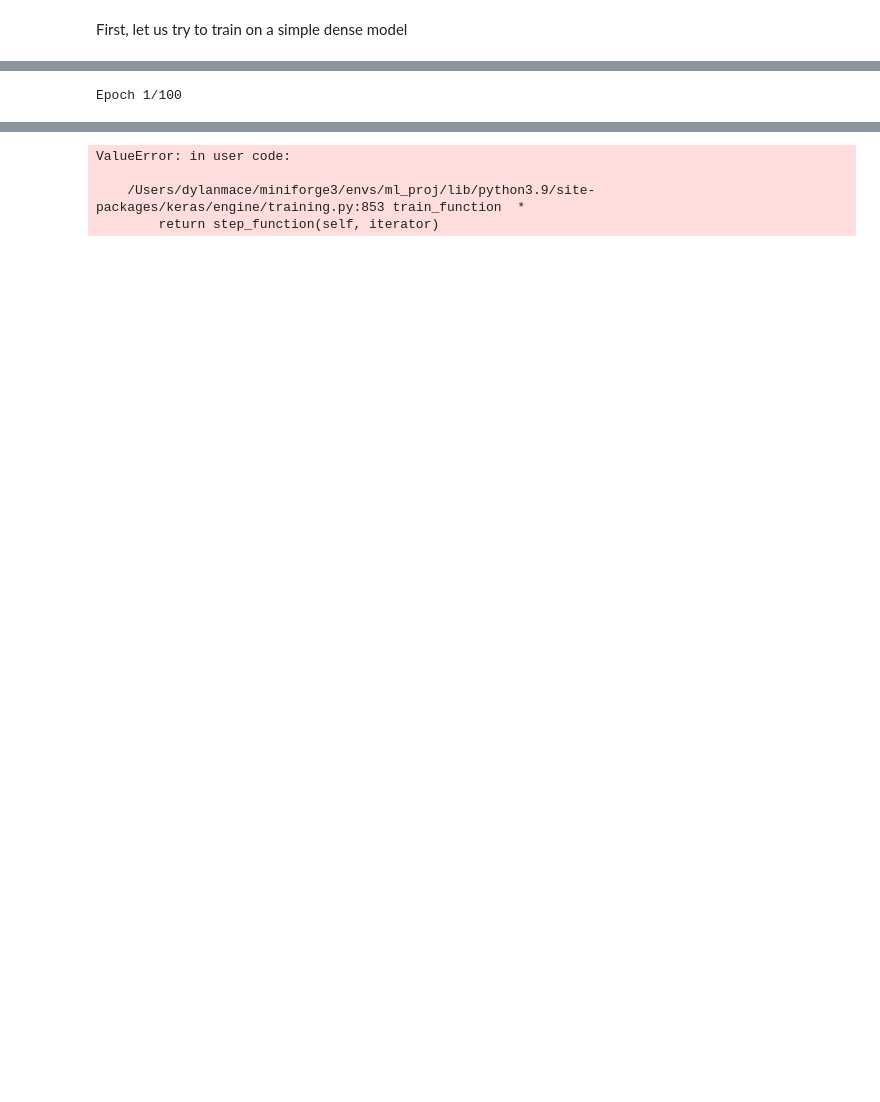
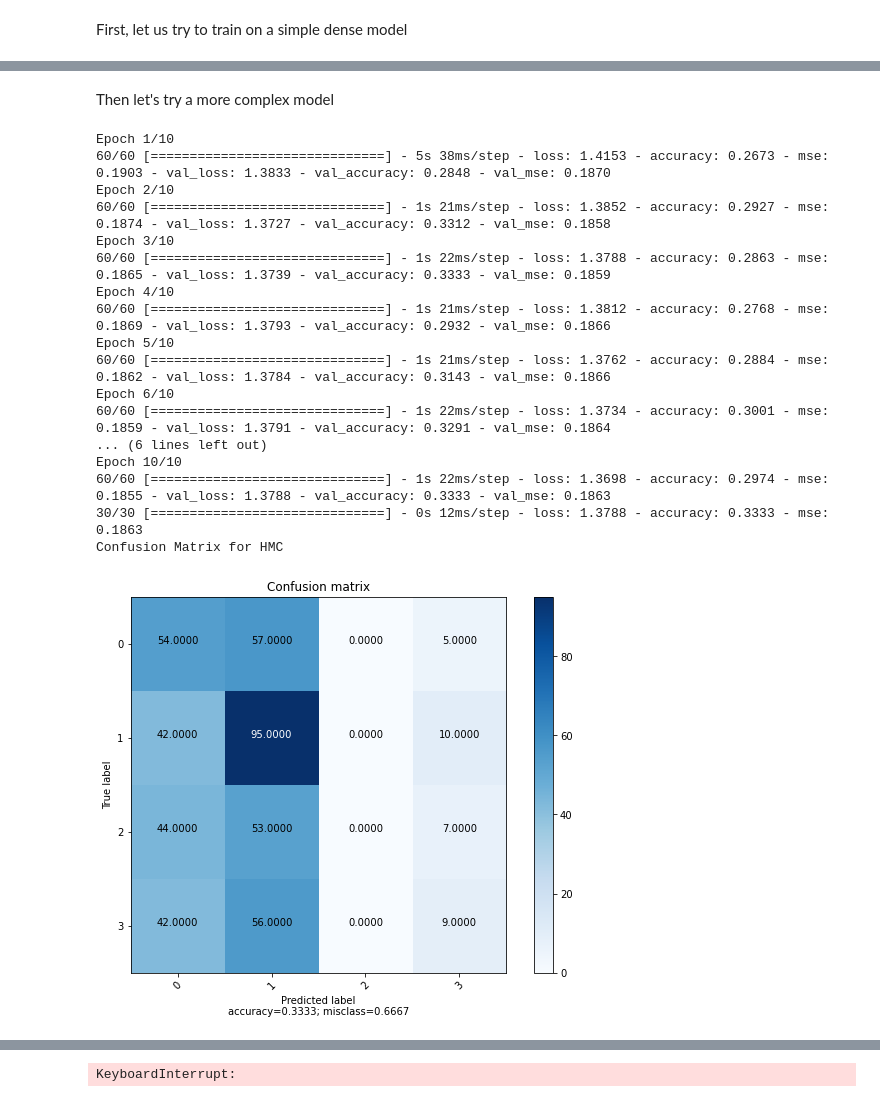
Before and after one commit to dmace2/analyzing-financial-methods, a Jupyter notebook: Supervised/deepLearning.ipynb, the cells around one changed output, grey strips where cells are left out. Saved outputs shown, nothing was run; the diff lists cells and outputs as text; code cells hidden in the pictures; blank space fills up the shorter version.

```diff
--- a/Supervised/deepLearning.ipynb
+++ b/Supervised/deepLearning.ipynb
@@ -41,9 +118,10 @@ from tensorflow.keras.layers import *
 # %%
-def create_model():
+def create_model(shape):
     model = Sequential()
-    model.add(Dense(64, activation='relu', input_dim=100))
-    model.add(Dense(10, activation='softmax'))
-    model.compile(optimizer='rmsprop',
-                  loss='categorical_crossentropy',
-                  metrics=['accuracy'])
+    model.add(Dense(128, activation='relu', input_dim=14))
+    model.add(Dropout(0.2))
+    model.add(Dense(128, activation='relu'))
+    model.add(Dense(64, activation='relu'))
+    model.add(Dense(4, activation='softmax'))
+    model.compile(optimizer='sparse_categorical_crossentropy')
     return model
@@ -49,0 +189,2 @@ def create_model():
+# %% [markdown]
+Then let's try a more complex model
@@ -50,25 +226,59 @@ def create_model():
 # %%
 from sklearn.model_selection import train_test_split
+from tensorflow.math import confusion_matrix
 from sklearn.metrics import classification_report
-from sklearn.metrics import plot_confusion_matrix
+from sklearn.preprocessing import OneHotEncoder
 
-for ticker in tickers:
+os.environ['TF_CPP_MIN_LOG_LEVEL'] = '3'
+import logging
+import warnings
+warnings.filterwarnings('always')  # "error", "ignore", "always", "default", "module" or "once"
+
+
+random_tickers_to_train_on = np.random.choice(tickers, size=5, replace=False)
+
+
+for ticker in random_tickers_to_train_on:
     data = pd.read_csv(f'./data_with_labels/{ticker}_with_labels.csv')
     features, labels = data.drop(['policy', 'Date'], axis=1), data['policy']
 
+    enc = OneHotEncoder(handle_unknown='ignore')
+
+    features, labels = lstm_data_transform(features, labels)
+
     X_train, X_test, y_train, y_test = train_test_split(features, labels, test_size=0.2, shuffle=True)
+    enc_ytrain_labels = enc.fit_transform(y_train.reshape(-1, 1)).toarray()
+    enc_ytest_labels = enc.transform(y_test.reshape(-1, 1)).toarray()
 
-    model = create_model(shape = X_train.shape)
-    model.fit(X_train, y_train, epochs=100, batch_size=32)
 
-    y_pred = model.predict(X_test)
+    model = create_model_LSTM(shape = X_train.shape)
+    model.fit(X_train, enc_ytrain_labels, epochs=10, batch_size=32, verbose=1, validation_data=(X_test, enc_ytest_labels))
 
-    # this confusion matrix sucks, even on own training data
 
-    plot_confusion_matrix(model, X_test, y_test)
-    plt.title(f'Confusion matrix for {ticker}')
-    plt.show()
+    loss, accuracy, mse = model.evaluate(X_test, enc_ytest_labels, batch_size=16, verbose=1)
 
-    print(classification_report(y_test, y_pred))
+    y_pred = np.argmax(model.predict(X_test), axis=1)
+    print(f"Confusion Matrix for {ticker}")
+
+    cm = confusion_matrix(y_test, y_pred)
+    plot_confusion_matrix(cm, np.arange(4))
+    print(classification_report(y_test, y_pred, zero_division=0))
 # %% [output]
-Epoch 1/100
+Epoch 1/10
+60/60 [==============================] - 5s 38ms/step - loss: 1.4153 - accuracy: 0.2673 - mse: 0.1903 - val_loss: 1.3833 - val_accuracy: 0.2848 - val_mse: 0.1870
+Epoch 2/10
+60/60 [==============================] - 1s 21ms/step - loss: 1.3852 - accuracy: 0.2927 - mse: 0.1874 - val_loss: 1.3727 - val_accuracy: 0.3312 - val_mse: 0.1858
+Epoch 3/10
+60/60 [==============================] - 1s 22ms/step - loss: 1.3788 - accuracy: 0.2863 - mse: 0.1865 - val_loss: 1.3739 - val_accuracy: 0.3333 - val_mse: 0.1859
+Epoch 4/10
+60/60 [==============================] - 1s 21ms/step - loss: 1.3812 - accuracy: 0.2768 - mse: 0.1869 - val_loss: 1.3793 - val_accuracy: 0.2932 - val_mse: 0.1866
+Epoch 5/10
+60/60 [==============================] - 1s 21ms/step - loss: 1.3762 - accuracy: 0.2884 - mse: 0.1862 - val_loss: 1.3784 - val_accuracy: 0.3143 - val_mse: 0.1866
+Epoch 6/10
+60/60 [==============================] - 1s 22ms/step - loss: 1.3734 - accuracy: 0.3001 - mse: 0.1859 - val_loss: 1.3791 - val_accuracy: 0.3291 - val_mse: 0.1864
+... (6 lines left out)
+Epoch 10/10
+60/60 [==============================] - 1s 22ms/step - loss: 1.3698 - accuracy: 0.2974 - mse: 0.1855 - val_loss: 1.3788 - val_accuracy: 0.3333 - val_mse: 0.1863
+30/30 [==============================] - 0s 12ms/step - loss: 1.3788 - accuracy: 0.3333 - mse: 0.1863
+Confusion Matrix for HMC
+[figure, added]
@@ -77,4 +303 @@ Epoch 1/100
-ValueError: in user code:
-
-    /Users/dylanmace/miniforge3/envs/ml_proj/lib/python3.9/site-packages/keras/engine/training.py:853 train_function  *
-        return step_function(self, iterator)
+KeyboardInterrupt:
```
Also changed, not shown: parts of 6 cells of this notebook.
